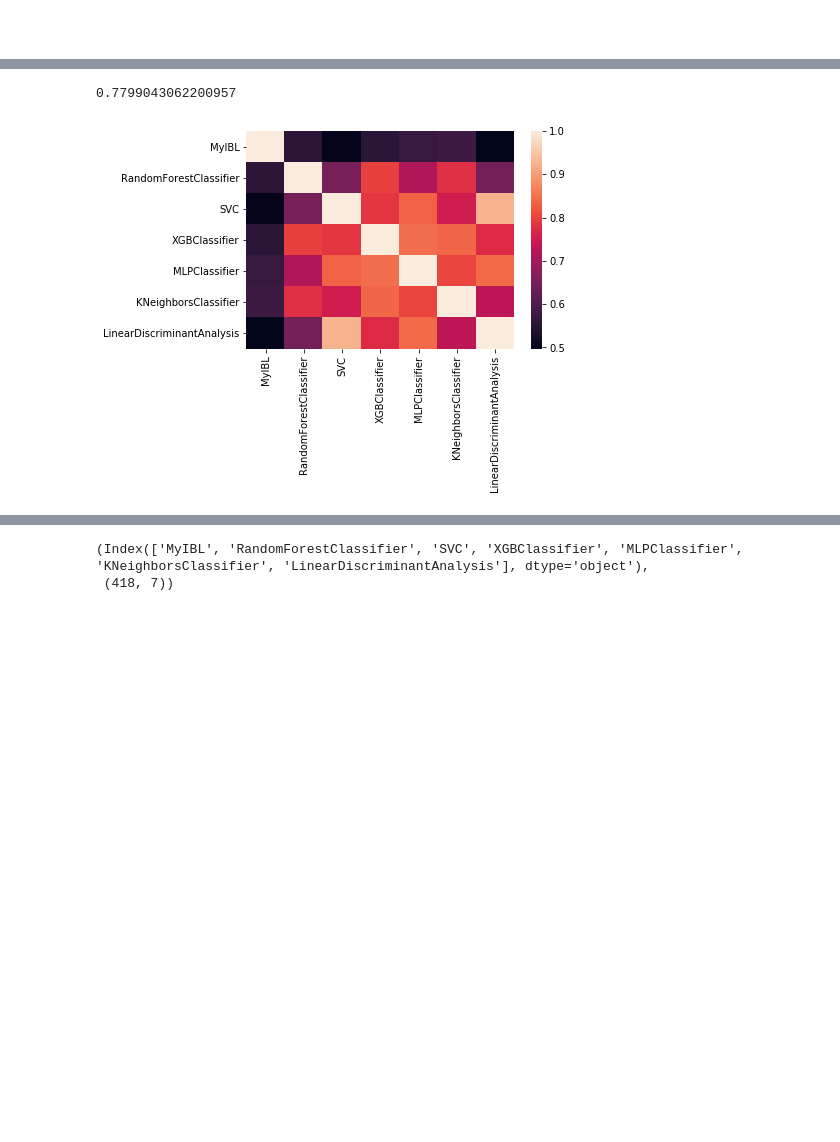
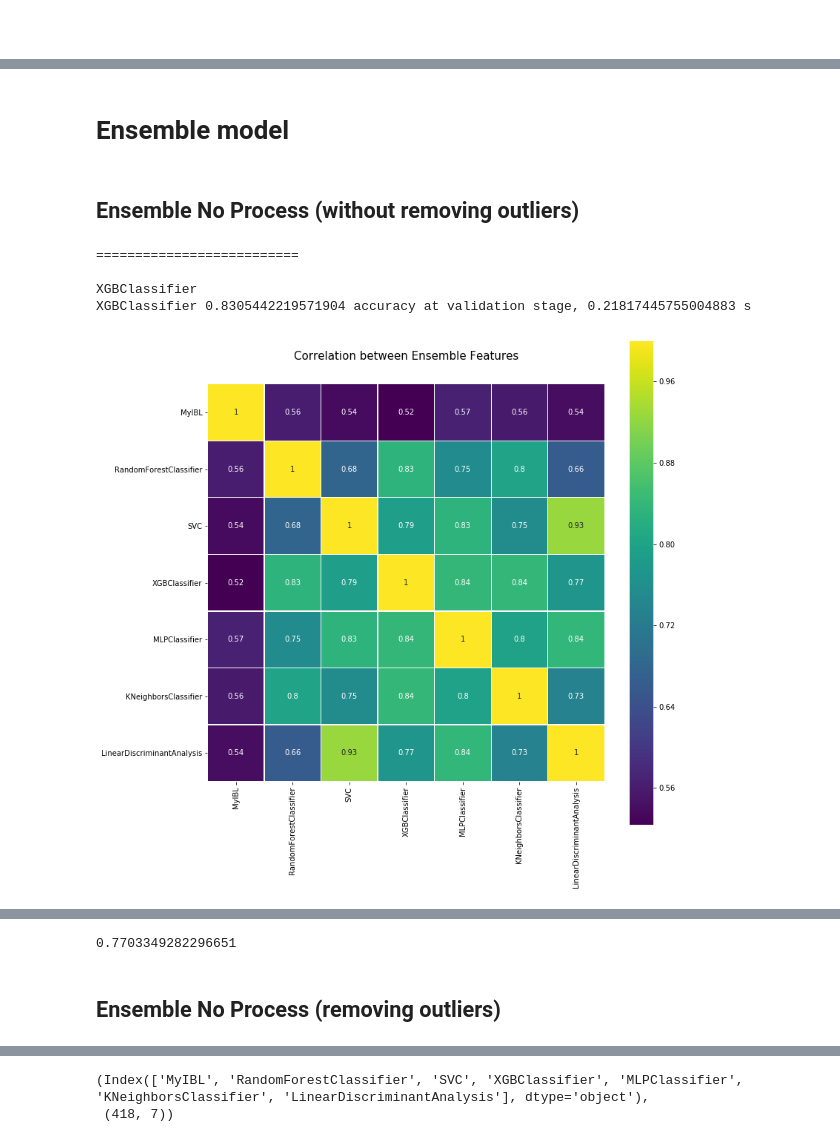
Before and after one commit to jforjohn/titanic_survival, a Jupyter notebook: ModelAnalysis.ipynb, the cells around one changed output, grey strips where cells are left out. Drawn from its saved outputs; the diff is of its cells as text; code cells hidden in the pictures; blank space fills up the shorter version.

Commit message:
JUPYTER:MODEL: add sections

```diff
--- a/ModelAnalysis.ipynb
+++ b/ModelAnalysis.ipynb
@@ -37,9 +38,10 @@ clfs = [IBL(), RF(n_estimators =12), SVC(gamma='scale'), XGB(), MLP(max_iter=100
 # %% [markdown]
 # No Process (without removing outliers)
 # %%
-trainData, testData, df_train1, labels, df_test1, labels_test = runPreprocessing('noprocess', outliers=False)
+trainData, testData, df_train1, labels1, df_test1, labels_test = runPreprocessing('noprocess', outliers=False)
 df_train = df_train1
 df_test = df_test1
+labels = labels1
 print(trainData.shape, testData.shape, labels.shape)
 print(df_train.shape, df_test.shape)
 print(df_train.columns)
@@ -608,14 +619,23 @@ df_combined.transpose().plot()
+# %% [markdown]
+# Ensemble model
+# %% [markdown]
+## Ensemble No Process (without removing outliers)
 # %%
 df_ens_features = df_ens_features1
 df_ens_test = df_ens_test1
 df_new_test = df_test1
+labels = labels1
 correlation_fig(df_ens_features)
 df_ens_features.columns
-df_ens = df_ens_features[['MyIBL', 'SVC']]
-df_test = df_ens_test[['MyIBL', 'SVC']]
-xgb = XGB()
-xgb.fit(df_ens, labels)
-xgb.score(df_test, labels_test)
+df_ens = df_ens_features[['MyIBL', 'SVC', 'RandomForestClassifier']]
+df_test = df_ens_test[['MyIBL', 'SVC', 'RandomForestClassifier']]
+train_idx, validation_idx = get_cv_data(df_ens, cv=5)
+clfs = [XGB()]
+model_ens_1, _, df_model_info_ens1, _, _ = run_models(clfs, df_ens, labels, df_test, train_idx, validation_idx, cv=True, ens=False)
+#xgb.fit(df_ens, labels)
 # %% [output]
-0.7799043062200957
+==========================
+
+XGBClassifier
+XGBClassifier 0.8305442219571904 accuracy at validation stage, 0.21817445755004883 s
-[figure, old version]
+[figure, new version]
@@ -621,0 +643,6 @@ xgb.score(df_test, labels_test)
+# %%
+model_ens_1[0].score(df_test, labels_test)
+# %% [output]
+0.7703349282296651
+# %% [markdown]
+## Ensemble No Process (removing outliers)
```
Also changed, not shown: parts of 70 cells of this notebook.
